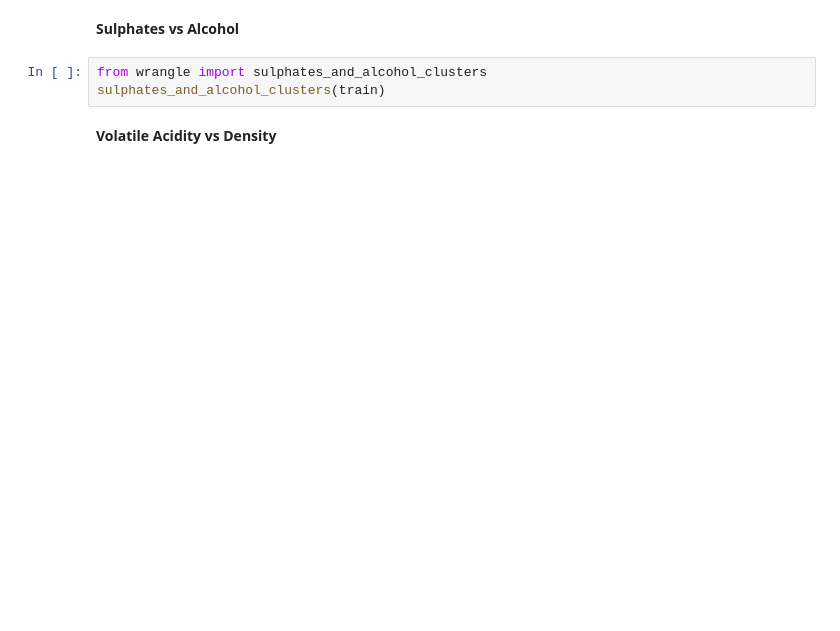
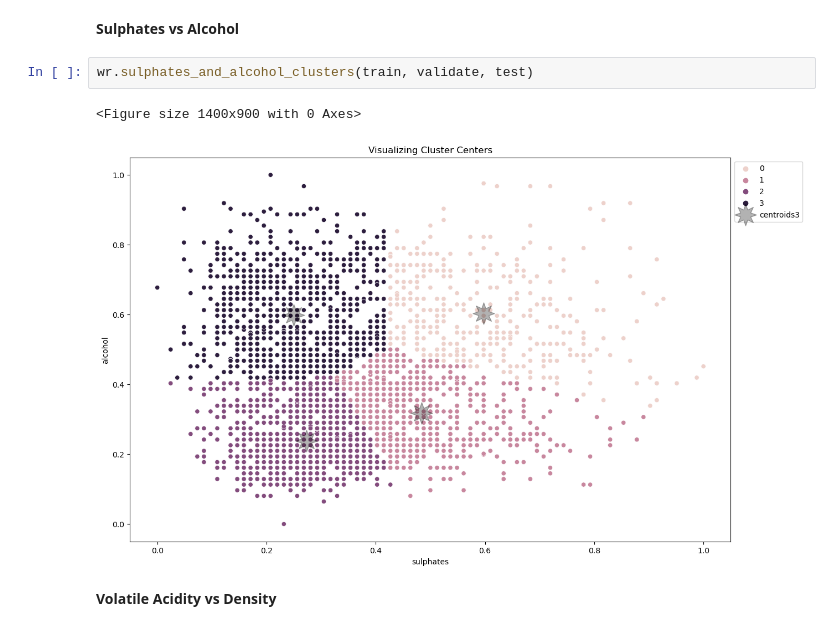
Before and after one commit to Wine-Clustering-Group-B/Clustering-Project, a Jupyter notebook: Final_Notebook.ipynb, the cells around one changed output. Drawn from its saved outputs; the diff is of its cells as text; blank space fills up the shorter version.

```diff
--- a/Final_Notebook.ipynb
+++ b/Final_Notebook.ipynb
@@ -272,8 +280,10 @@ total_sulfur_dioxide_and_free_sulfur_dioxide_cluster(train)
 # %% [markdown]
 <b>Sulphates vs Alcohol
 # %%
-from wrangle import sulphates_and_alcohol_clusters
-sulphates_and_alcohol_clusters(train)
+wr.sulphates_and_alcohol_clusters(train, validate, test)
+# %% [output]
+<Figure size 1400x900 with 0 Axes>
+[figure, added]
 # %% [markdown]
 <b>Volatile Acidity vs Density
 # %%
```
Also changed, not shown: parts of 10 cells of this notebook, 1 other file.
